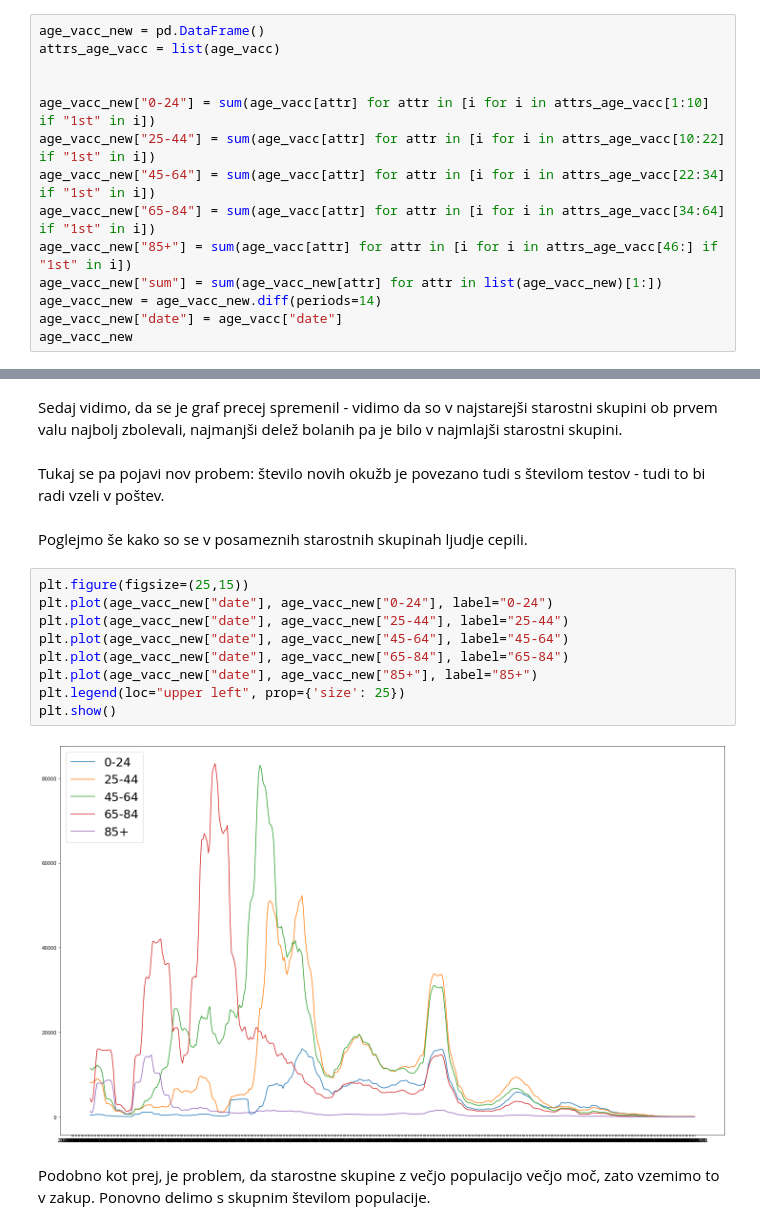
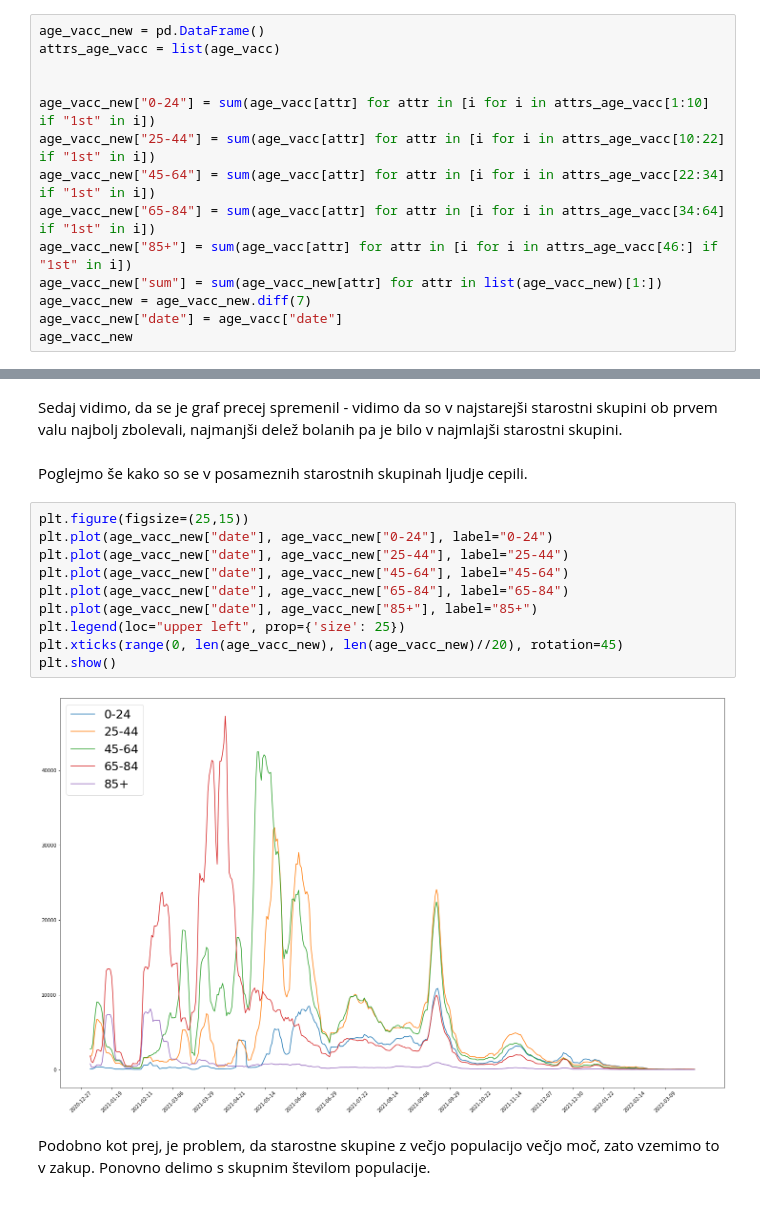
Before and after one commit to SerugaDavid/PR21DSZHMM, a Jupyter notebook: naloga.ipynb, the cells around one changed output, grey strips where cells are left out. Cells and saved outputs as stored; diff of their text form.

```diff
--- a/naloga.ipynb
+++ b/naloga.ipynb
@@ -71,7 +71,7 @@ age_vacc_new["45-64"] = sum(age_vacc[attr] for attr in [i for i in attrs_age_vac
 age_vacc_new["65-84"] = sum(age_vacc[attr] for attr in [i for i in attrs_age_vacc[34:64] if "1st" in i])
 age_vacc_new["85+"] = sum(age_vacc[attr] for attr in [i for i in attrs_age_vacc[46:] if "1st" in i])
 age_vacc_new["sum"] = sum(age_vacc_new[attr] for attr in list(age_vacc_new)[1:])
-age_vacc_new = age_vacc_new.diff(periods=14)
+age_vacc_new = age_vacc_new.diff(7)
 age_vacc_new["date"] = age_vacc["date"]
 age_vacc_new
 # %% [output]
@@ -143,20 +143,19 @@ plt.show()
 # %% [markdown]
 Sedaj vidimo, da se je graf precej spremenil - vidimo da so v najstarejši starostni skupini ob prvem valu najbolj zbolevali, najmanjši delež bolanih pa je bilo v najmlajši starostni skupini.
-# %% [markdown]
-Tukaj se pa pojavi nov probem: število novih okužb je povezano tudi s številom testov - tudi to bi radi vzeli v poštev.
 # %% [markdown]
 Poglejmo še kako so se v posameznih starostnih skupinah ljudje cepili.
 # %%
 plt.figure(figsize=(25,15))
 plt.plot(age_vacc_new["date"], age_vacc_new["0-24"], label="0-24")
 plt.plot(age_vacc_new["date"], age_vacc_new["25-44"], label="25-44")
 plt.plot(age_vacc_new["date"], age_vacc_new["45-64"], label="45-64")
 plt.plot(age_vacc_new["date"], age_vacc_new["65-84"], label="65-84")
 plt.plot(age_vacc_new["date"], age_vacc_new["85+"], label="85+")
 plt.legend(loc="upper left", prop={'size': 25})
+plt.xticks(range(0, len(age_vacc_new), len(age_vacc_new)//20), rotation=45)
 plt.show()
 # %% [output]
-[figure, old version]
+[figure, new version]
 # %% [markdown]
 Podobno kot prej, je problem, da starostne skupine z večjo populacijo večjo moč, zato vzemimo to v zakup.
 Ponovno delimo s skupnim številom populacije.
```
Also changed, not shown: parts of 13 cells of this notebook.
